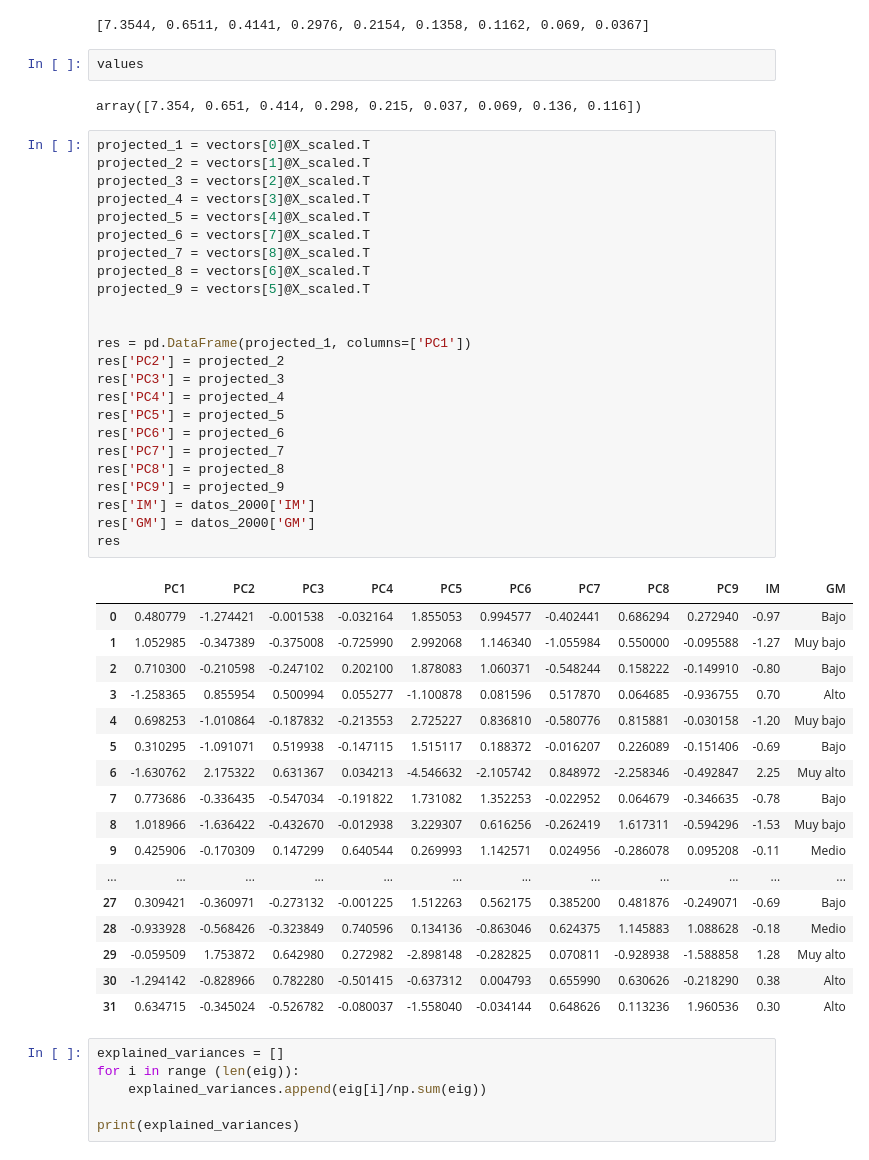
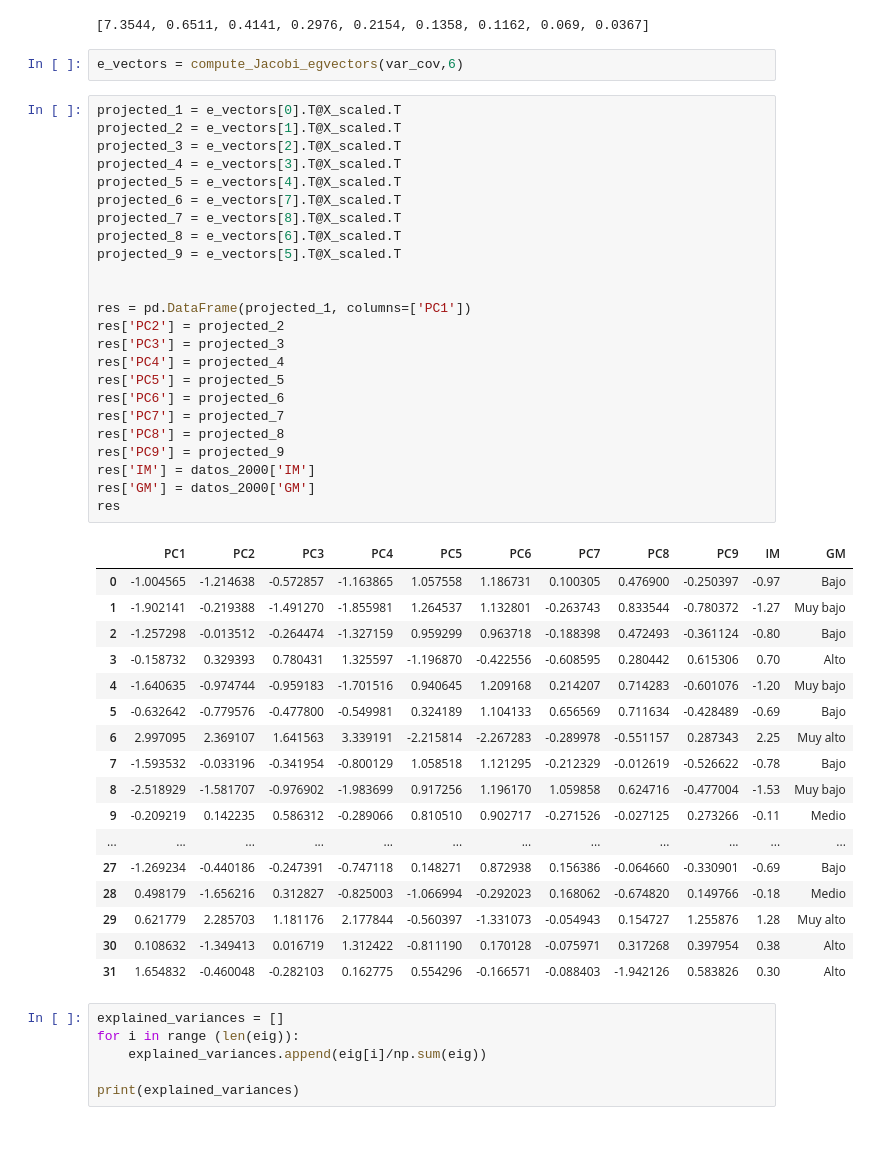
Before and after one commit to AnaTorresR/PracticaFinalMNO, a Jupyter notebook: Jacobi_2000.ipynb, the cells around one changed output. Cells and saved outputs as stored; diff of their text form.

```diff
--- a/Jacobi_2000.ipynb
+++ b/Jacobi_2000.ipynb
@@ -176,52 +203,50 @@ values, vectors = np.linalg.eig(var_cov)
 sorted(values.round(4), reverse=True)
 # %% [output]
 [7.3544, 0.6511, 0.4141, 0.2976, 0.2154, 0.1358, 0.1162, 0.069, 0.0367]
-# %%
-values
-# %% [output]
-array([7.354, 0.651, 0.414, 0.298, 0.215, 0.037, 0.069, 0.136, 0.116])
+# %%
+e_vectors = compute_Jacobi_egvectors(var_cov,6)
 # %%
-projected_1 = vectors[0]@X_scaled.T
-projected_2 = vectors[1]@X_scaled.T
-projected_3 = vectors[2]@X_scaled.T
-projected_4 = vectors[3]@X_scaled.T
-projected_5 = vectors[4]@X_scaled.T
-projected_6 = vectors[7]@X_scaled.T
-projected_7 = vectors[8]@X_scaled.T
-projected_8 = vectors[6]@X_scaled.T
-projected_9 = vectors[5]@X_scaled.T
+projected_1 = e_vectors[0].T@X_scaled.T
+projected_2 = e_vectors[1].T@X_scaled.T
+projected_3 = e_vectors[2].T@X_scaled.T
+projected_4 = e_vectors[3].T@X_scaled.T
+projected_5 = e_vectors[4].T@X_scaled.T
+projected_6 = e_vectors[7].T@X_scaled.T
+projected_7 = e_vectors[8].T@X_scaled.T
+projected_8 = e_vectors[6].T@X_scaled.T
+projected_9 = e_vectors[5].T@X_scaled.T
 
 
 res = pd.DataFrame(projected_1, columns=['PC1'])
 res['PC2'] = projected_2
 res['PC3'] = projected_3
 res['PC4'] = projected_4
 res['PC5'] = projected_5
 res['PC6'] = projected_6
 res['PC7'] = projected_7
 res['PC8'] = projected_8
 res['PC9'] = projected_9
 res['IM'] = datos_2000['IM']
 res['GM'] = datos_2000['GM']
 res
 # %% [output]
 |  | PC1 | PC2 | PC3 | PC4 | PC5 | PC6 | PC7 | PC8 | PC9 | IM | GM |
-| 0 | 0.480779 | -1.274421 | -0.001538 | -0.032164 | 1.855053 | 0.994577 | -0.402441 | 0.686294 | 0.272940 | -0.97 | Bajo |
-| 1 | 1.052985 | -0.347389 | -0.375008 | -0.725990 | 2.992068 | 1.146340 | -1.055984 | 0.550000 | -0.095588 | -1.27 | Muy bajo |
-| 2 | 0.710300 | -0.210598 | -0.247102 | 0.202100 | 1.878083 | 1.060371 | -0.548244 | 0.158222 | -0.149910 | -0.80 | Bajo |
-| 3 | -1.258365 | 0.855954 | 0.500994 | 0.055277 | -1.100878 | 0.081596 | 0.517870 | 0.064685 | -0.936755 | 0.70 | Alto |
-| 4 | 0.698253 | -1.010864 | -0.187832 | -0.213553 | 2.725227 | 0.836810 | -0.580776 | 0.815881 | -0.030158 | -1.20 | Muy bajo |
-| 5 | 0.310295 | -1.091071 | 0.519938 | -0.147115 | 1.515117 | 0.188372 | -0.016207 | 0.226089 | -0.151406 | -0.69 | Bajo |
-| 6 | -1.630762 | 2.175322 | 0.631367 | 0.034213 | -4.546632 | -2.105742 | 0.848972 | -2.258346 | -0.492847 | 2.25 | Muy alto |
-| 7 | 0.773686 | -0.336435 | -0.547034 | -0.191822 | 1.731082 | 1.352253 | -0.022952 | 0.064679 | -0.346635 | -0.78 | Bajo |
-| 8 | 1.018966 | -1.636422 | -0.432670 | -0.012938 | 3.229307 | 0.616256 | -0.262419 | 1.617311 | -0.594296 | -1.53 | Muy bajo |
-| 9 | 0.425906 | -0.170309 | 0.147299 | 0.640544 | 0.269993 | 1.142571 | 0.024956 | -0.286078 | 0.095208 | -0.11 | Medio |
+| 0 | -1.004565 | -1.214638 | -0.572857 | -1.163865 | 1.057558 | 1.186731 | 0.100305 | 0.476900 | -0.250397 | -0.97 | Bajo |
+| 1 | -1.902141 | -0.219388 | -1.491270 | -1.855981 | 1.264537 | 1.132801 | -0.263743 | 0.833544 | -0.780372 | -1.27 | Muy bajo |
+| 2 | -1.257298 | -0.013512 | -0.264474 | -1.327159 | 0.959299 | 0.963718 | -0.188398 | 0.472493 | -0.361124 | -0.80 | Bajo |
+| 3 | -0.158732 | 0.329393 | 0.780431 | 1.325597 | -1.196870 | -0.422556 | -0.608595 | 0.280442 | 0.615306 | 0.70 | Alto |
+| 4 | -1.640635 | -0.974744 | -0.959183 | -1.701516 | 0.940645 | 1.209168 | 0.214207 | 0.714283 | -0.601076 | -1.20 | Muy bajo |
+| 5 | -0.632642 | -0.779576 | -0.477800 | -0.549981 | 0.324189 | 1.104133 | 0.656569 | 0.711634 | -0.428489 | -0.69 | Bajo |
+| 6 | 2.997095 | 2.369107 | 1.641563 | 3.339191 | -2.215814 | -2.267283 | -0.289978 | -0.551157 | 0.287343 | 2.25 | Muy alto |
+| 7 | -1.593532 | -0.033196 | -0.341954 | -0.800129 | 1.058518 | 1.121295 | -0.212329 | -0.012619 | -0.526622 | -0.78 | Bajo |
+| 8 | -2.518929 | -1.581707 | -0.976902 | -1.983699 | 0.917256 | 1.196170 | 1.059858 | 0.624716 | -0.477004 | -1.53 | Muy bajo |
+| 9 | -0.209219 | 0.142235 | 0.586312 | -0.289066 | 0.810510 | 0.902717 | -0.271526 | -0.027125 | 0.273266 | -0.11 | Medio |
 | ... | ... | ... | ... | ... | ... | ... | ... | ... | ... | ... | ... |
-| 27 | 0.309421 | -0.360971 | -0.273132 | -0.001225 | 1.512263 | 0.562175 | 0.385200 | 0.481876 | -0.249071 | -0.69 | Bajo |
-| 28 | -0.933928 | -0.568426 | -0.323849 | 0.740596 | 0.134136 | -0.863046 | 0.624375 | 1.145883 | 1.088628 | -0.18 | Medio |
-| 29 | -0.059509 | 1.753872 | 0.642980 | 0.272982 | -2.898148 | -0.282825 | 0.070811 | -0.928938 | -1.588858 | 1.28 | Muy alto |
-| 30 | -1.294142 | -0.828966 | 0.782280 | -0.501415 | -0.637312 | 0.004793 | 0.655990 | 0.630626 | -0.218290 | 0.38 | Alto |
-| 31 | 0.634715 | -0.345024 | -0.526782 | -0.080037 | -1.558040 | -0.034144 | 0.648626 | 0.113236 | 1.960536 | 0.30 | Alto |
+| 27 | -1.269234 | -0.440186 | -0.247391 | -0.747118 | 0.148271 | 0.872938 | 0.156386 | -0.064660 | -0.330901 | -0.69 | Bajo |
+| 28 | 0.498179 | -1.656216 | 0.312827 | -0.825003 | -1.066994 | -0.292023 | 0.168062 | -0.674820 | 0.149766 | -0.18 | Medio |
+| 29 | 0.621779 | 2.285703 | 1.181176 | 2.177844 | -0.560397 | -1.331073 | -0.054943 | 0.154727 | 1.255876 | 1.28 | Muy alto |
+| 30 | 0.108632 | -1.349413 | 0.016719 | 1.312422 | -0.811190 | 0.170128 | -0.075971 | 0.317268 | 0.397954 | 0.38 | Alto |
+| 31 | 1.654832 | -0.460048 | -0.282103 | 0.162775 | 0.554296 | -0.166571 | -0.088403 | -1.942126 | 0.583826 | 0.30 | Alto |
 # %%
 explained_variances = []
 for i in range (len(eig)):
```
Also changed, not shown: parts of 5 cells of this notebook, 4 other files.
